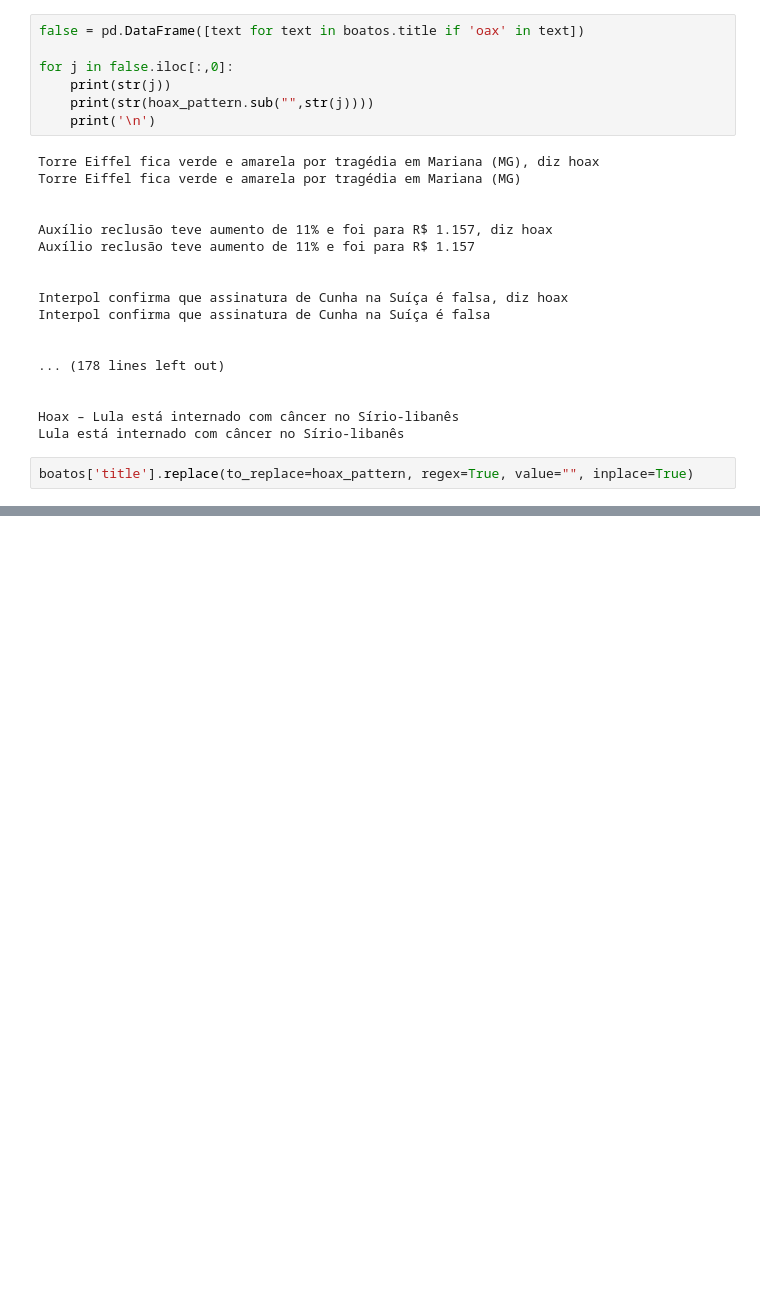
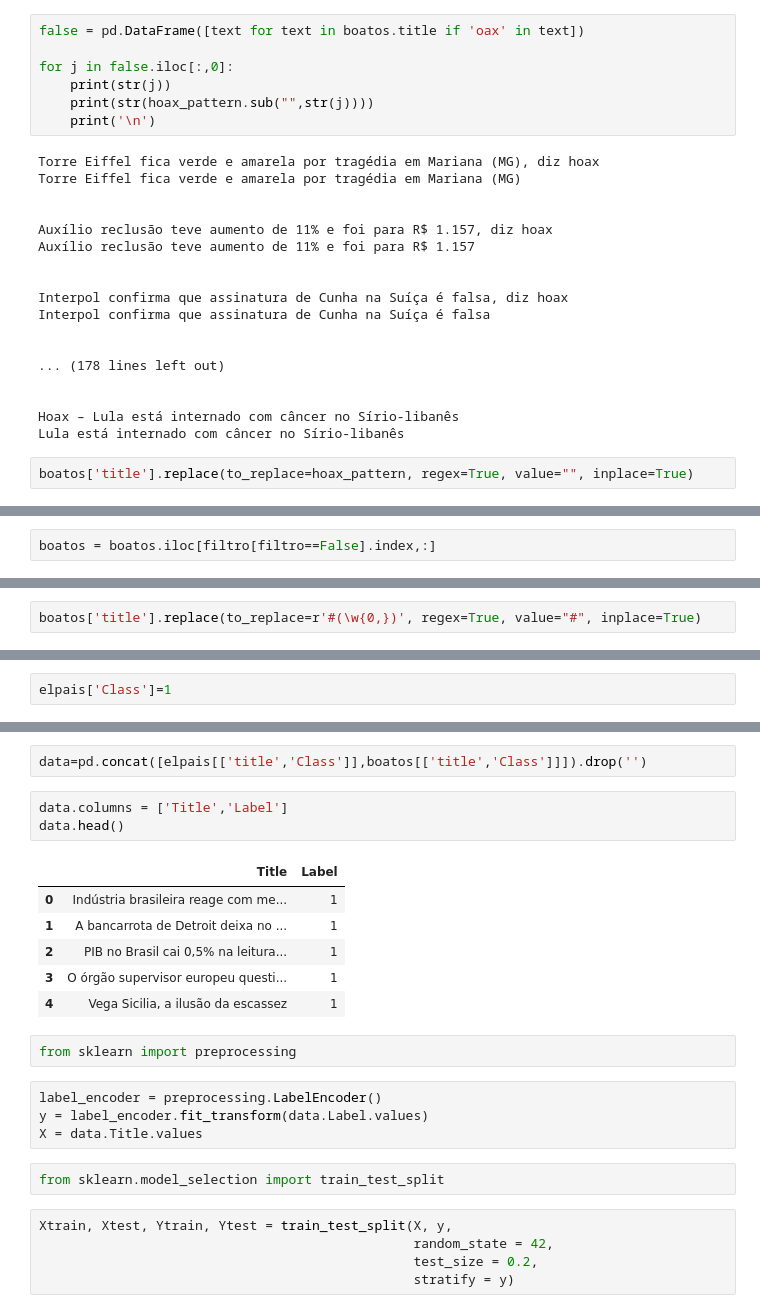
Before and after one commit to AkiraOkuno/Fake_News, a Jupyter notebook: Classification/clean_text.ipynb, the cells around one changed output, grey strips where cells are left out. Drawn from its saved outputs; the diff is of its cells as text; blank space fills up the shorter version.

```diff
--- a/Classification/clean_text.ipynb
+++ b/Classification/clean_text.ipynb
@@ -252,0 +267,2 @@ filter = df['Event Name'].str.contains(patternDel)
+# %%
+boatos = boatos.iloc[filtro[filtro==False].index,:]
@@ -252,0 +291,2 @@ filter = df['Event Name'].str.contains(patternDel)
+# %%
+boatos['title'].replace(to_replace=r'#(\w{0,})', regex=True, value="#", inplace=True)
@@ -252,0 +295,2 @@ filter = df['Event Name'].str.contains(patternDel)
+# %%
+elpais['Class']=1
@@ -252,0 +315,25 @@ filter = df['Event Name'].str.contains(patternDel)
+# %%
+data=pd.concat([elpais[['title','Class']],boatos[['title','Class']]]).drop('')
+# %%
+data.columns = ['Title','Label']
+data.head()
+# %% [output]
+|  | Title | Label |
+| 0 | Indústria brasileira reage com me... | 1 |
+| 1 | A bancarrota de Detroit deixa no ... | 1 |
+| 2 | PIB no Brasil cai 0,5% na leitura... | 1 |
+| 3 | O órgão supervisor europeu questi... | 1 |
+| 4 | Vega Sicilia, a ilusão da escassez | 1 |
+# %%
+from sklearn import preprocessing
+# %%
+label_encoder = preprocessing.LabelEncoder()
+y = label_encoder.fit_transform(data.Label.values)
+X = data.Title.values
+# %%
+from sklearn.model_selection import train_test_split
+# %%
+Xtrain, Xtest, Ytrain, Ytest = train_test_split(X, y,
+                                                random_state = 42,
+                                                test_size = 0.2,
+                                                stratify = y)
```
Also changed, not shown: parts of 25 cells of this notebook.
